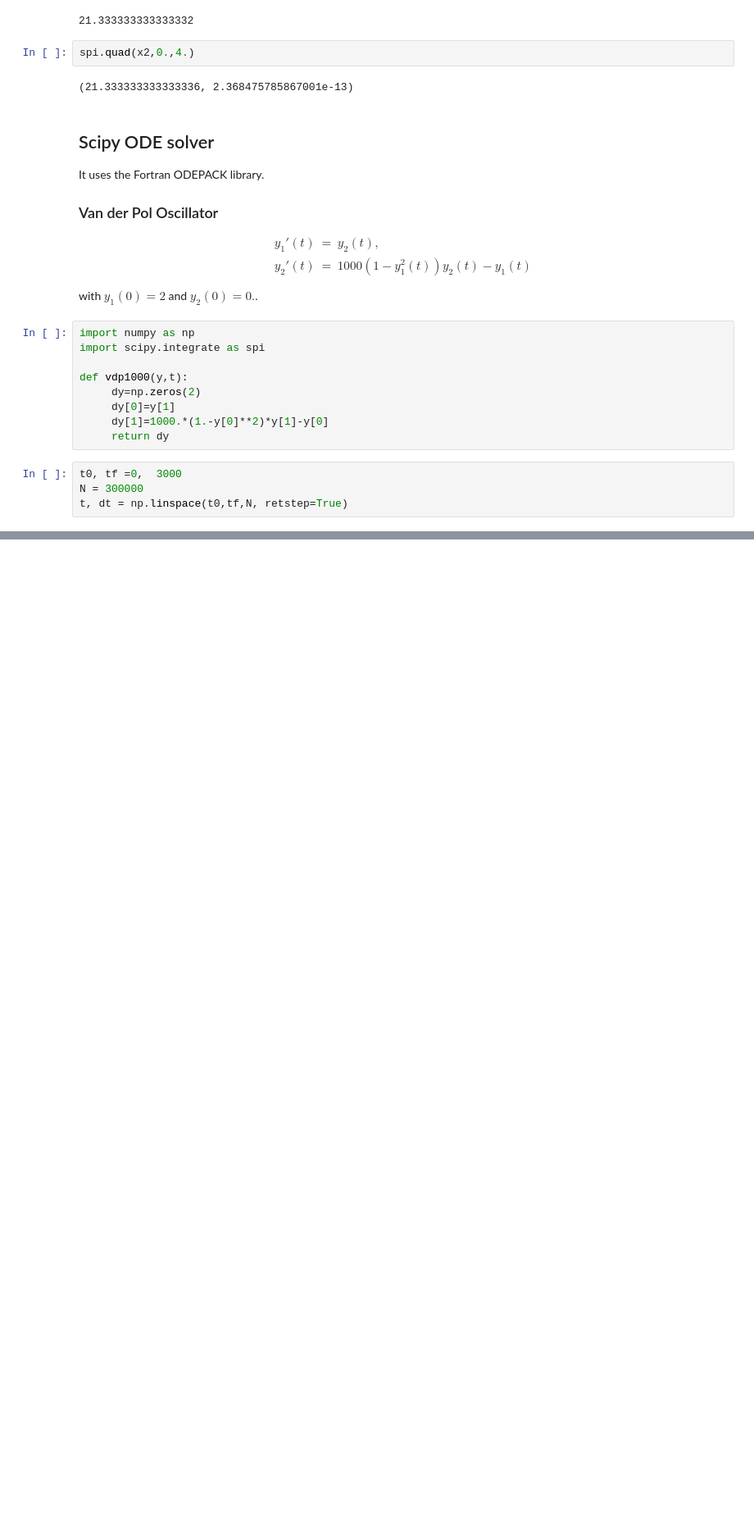
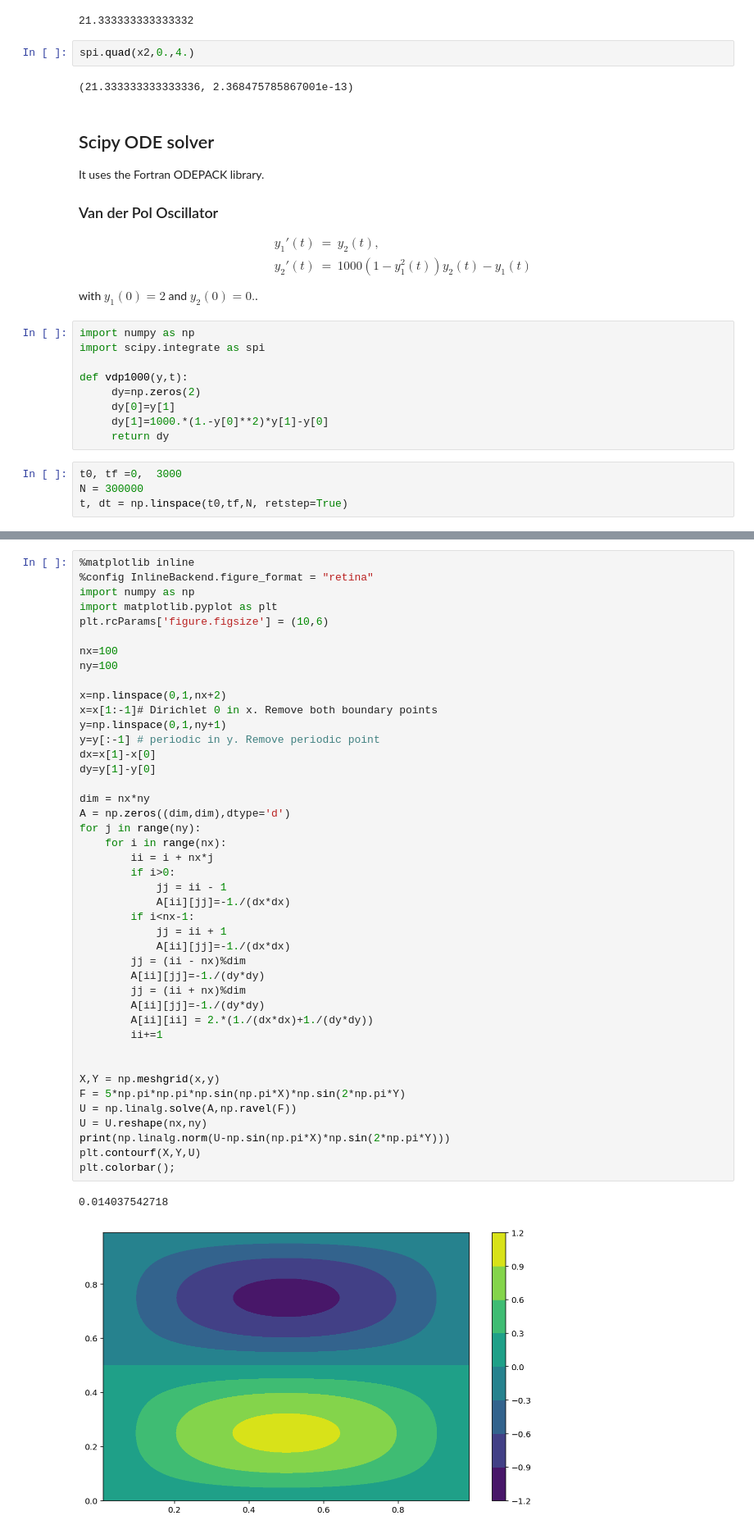
Before and after one commit to daniel-schaefer/python-notebooks, a Jupyter notebook: 14.SciPy.ipynb, the cells around one changed output, grey strips where cells are left out. Shown at 82% size. Drawn from its saved outputs; the diff is of its cells as text; blank space fills up the shorter version.

```diff
--- a/14.SciPy.ipynb
+++ b/14.SciPy.ipynb
@@ -332,0 +338,46 @@ plt.plot(t,y[:,0]);
+# %%
+%matplotlib inline
+%config InlineBackend.figure_format = "retina"
+import numpy as np
+import matplotlib.pyplot as plt
+plt.rcParams['figure.figsize'] = (10,6)
+
+nx=100
+ny=100
+
+x=np.linspace(0,1,nx+2)
+x=x[1:-1]# Dirichlet 0 in x. Remove both boundary points
+y=np.linspace(0,1,ny+1)
+y=y[:-1] # periodic in y. Remove periodic point
+dx=x[1]-x[0]
+dy=y[1]-y[0]
+
+dim = nx*ny
+A = np.zeros((dim,dim),dtype='d')
+for j in range(ny):
+    for i in range(nx):
+        ii = i + nx*j
+        if i>0:
+            jj = ii - 1
+            A[ii][jj]=-1./(dx*dx)
+        if i<nx-1:
+            jj = ii + 1
+            A[ii][jj]=-1./(dx*dx)
+        jj = (ii - nx)%dim
+        A[ii][jj]=-1./(dy*dy)
+        jj = (ii + nx)%dim
+        A[ii][jj]=-1./(dy*dy)
+        A[ii][ii] = 2.*(1./(dx*dx)+1./(dy*dy))
+        ii+=1
+
+
+X,Y = np.meshgrid(x,y)
+F = 5*np.pi*np.pi*np.sin(np.pi*X)*np.sin(2*np.pi*Y)
+U = np.linalg.solve(A,np.ravel(F))
+U = U.reshape(nx,ny)
+print(np.linalg.norm(U-np.sin(np.pi*X)*np.sin(2*np.pi*Y)))
+plt.contourf(X,Y,U)
+plt.colorbar();
+# %% [output]
+0.014037542718
+[figure, added]
```
Also changed, not shown: parts of 2 cells of this notebook.
